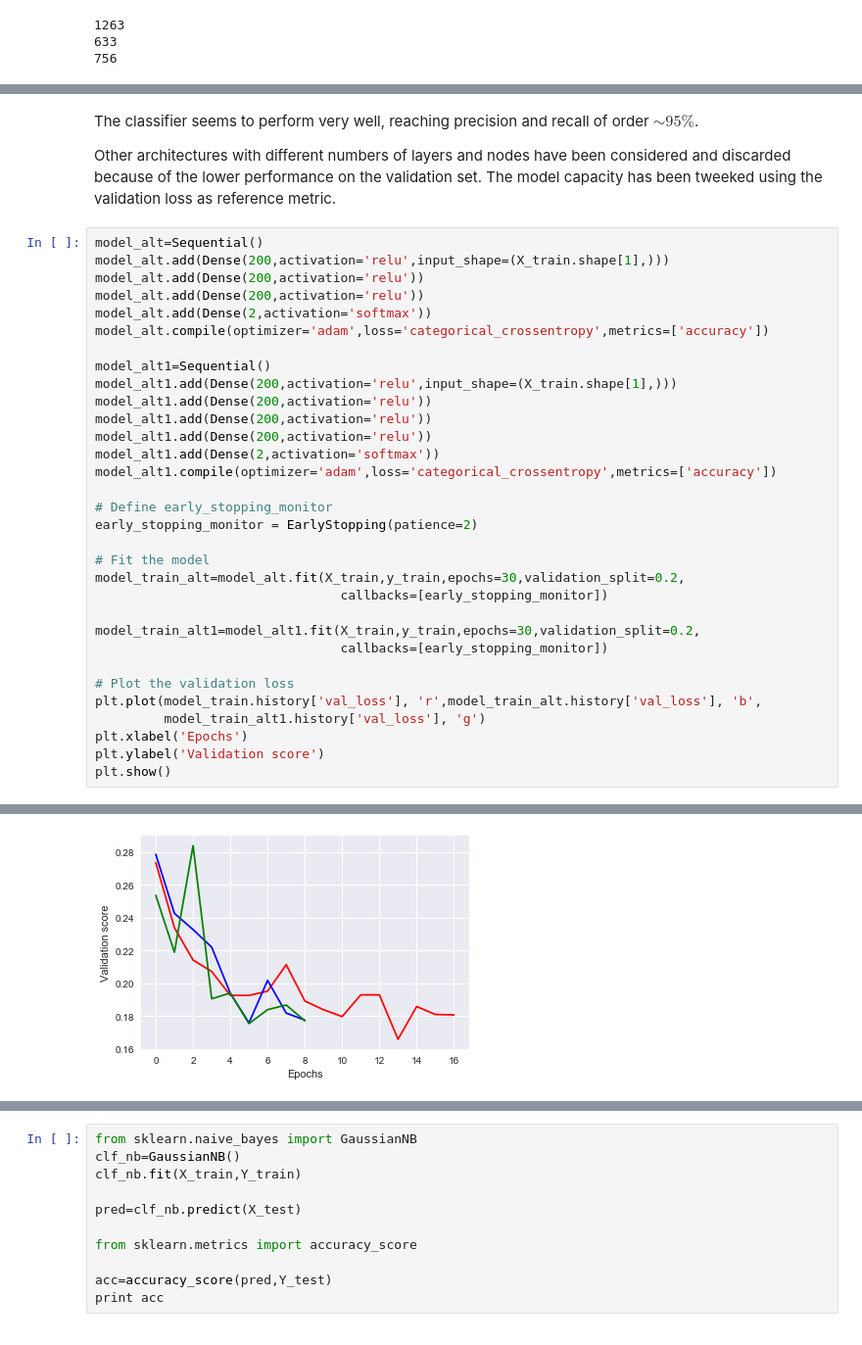
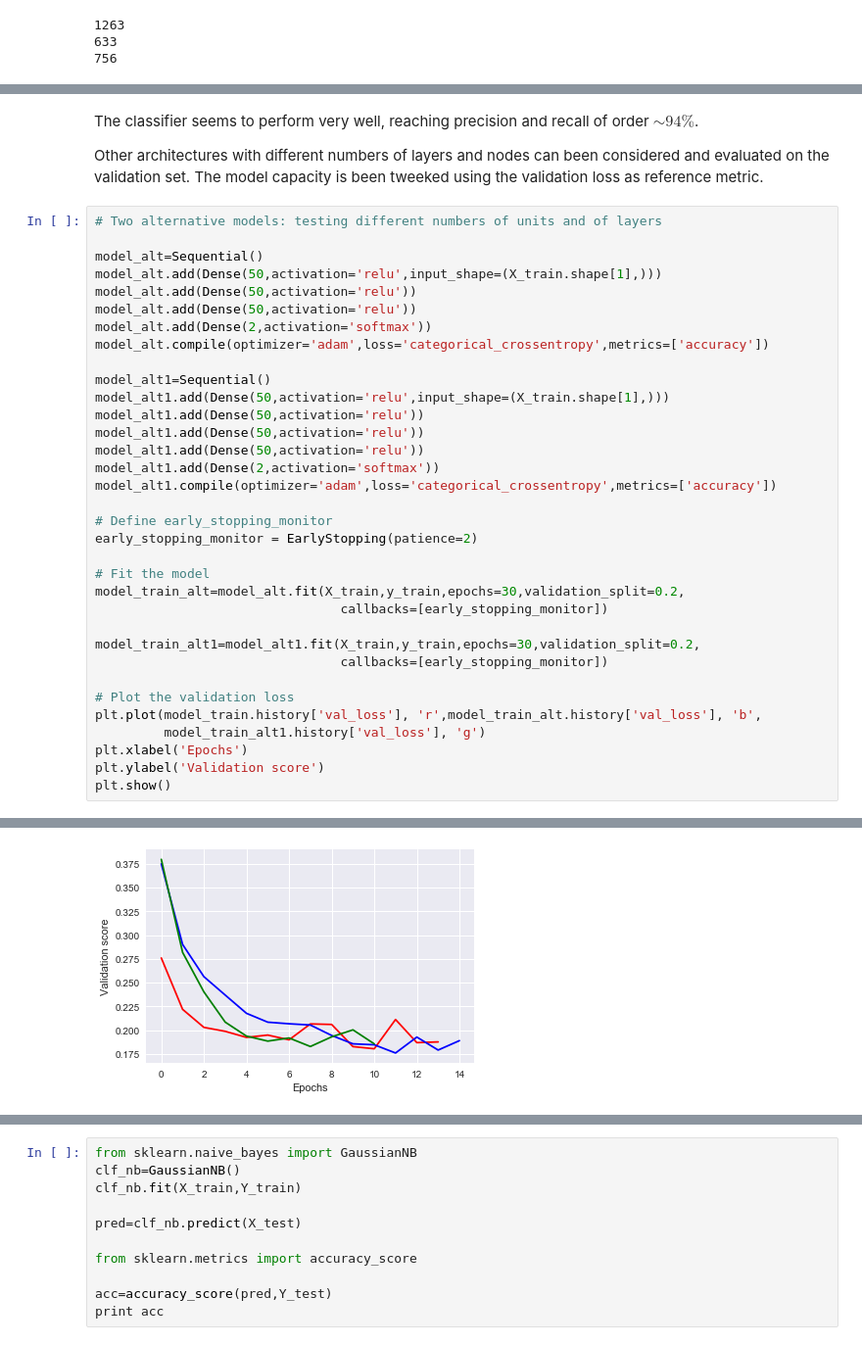
Before and after one commit to maxmen/mynb, a Jupyter notebook: GalaxyClassifiers.ipynb, the cells around one changed output, grey strips where cells are left out. Shown at 98% size. Cells and saved outputs as stored; diff of their text form.

```diff
--- a/GalaxyClassifiers.ipynb
+++ b/GalaxyClassifiers.ipynb
@@ -263,22 +268,24 @@ Epoch 6/30
 
 avg / total       0.94      0.94      0.94       532
 # %% [markdown]
-The classifier seems to perform very well, reaching precision and recall of order $\sim 95\%$.
+The classifier seems to perform very well, reaching precision and recall of order $\sim 94\%$.
 
-Other architectures with different numbers of layers and nodes have been considered and discarded because of the lower performance on the validation set. The model capacity has been tweeked using the validation loss as reference metric.
+Other architectures with different numbers of layers and nodes can been considered and evaluated on the validation set. The model capacity is been tweeked using the validation loss as reference metric.
 # %%
+# Two alternative models: testing different numbers of units and of layers
+
 model_alt=Sequential()
-model_alt.add(Dense(200,activation='relu',input_shape=(X_train.shape[1],)))
-model_alt.add(Dense(200,activation='relu'))
-model_alt.add(Dense(200,activation='relu'))
+model_alt.add(Dense(50,activation='relu',input_shape=(X_train.shape[1],)))
+model_alt.add(Dense(50,activation='relu'))
+model_alt.add(Dense(50,activation='relu'))
 model_alt.add(Dense(2,activation='softmax'))
 model_alt.compile(optimizer='adam',loss='categorical_crossentropy',metrics=['accuracy'])
 
 model_alt1=Sequential()
-model_alt1.add(Dense(200,activation='relu',input_shape=(X_train.shape[1],)))
-model_alt1.add(Dense(200,activation='relu'))
-model_alt1.add(Dense(200,activation='relu'))
-model_alt1.add(Dense(200,activation='relu'))
+model_alt1.add(Dense(50,activation='relu',input_shape=(X_train.shape[1],)))
+model_alt1.add(Dense(50,activation='relu'))
+model_alt1.add(Dense(50,activation='relu'))
+model_alt1.add(Dense(50,activation='relu'))
 model_alt1.add(Dense(2,activation='softmax'))
 model_alt1.compile(optimizer='adam',loss='categorical_crossentropy',metrics=['accuracy'])
 
@@ -319,2 +326,2 @@ Epoch 9/30
-[figure, old version]
+[figure, new version]
 # %% [markdown]
```
Also changed, not shown: parts of 17 cells of this notebook.
